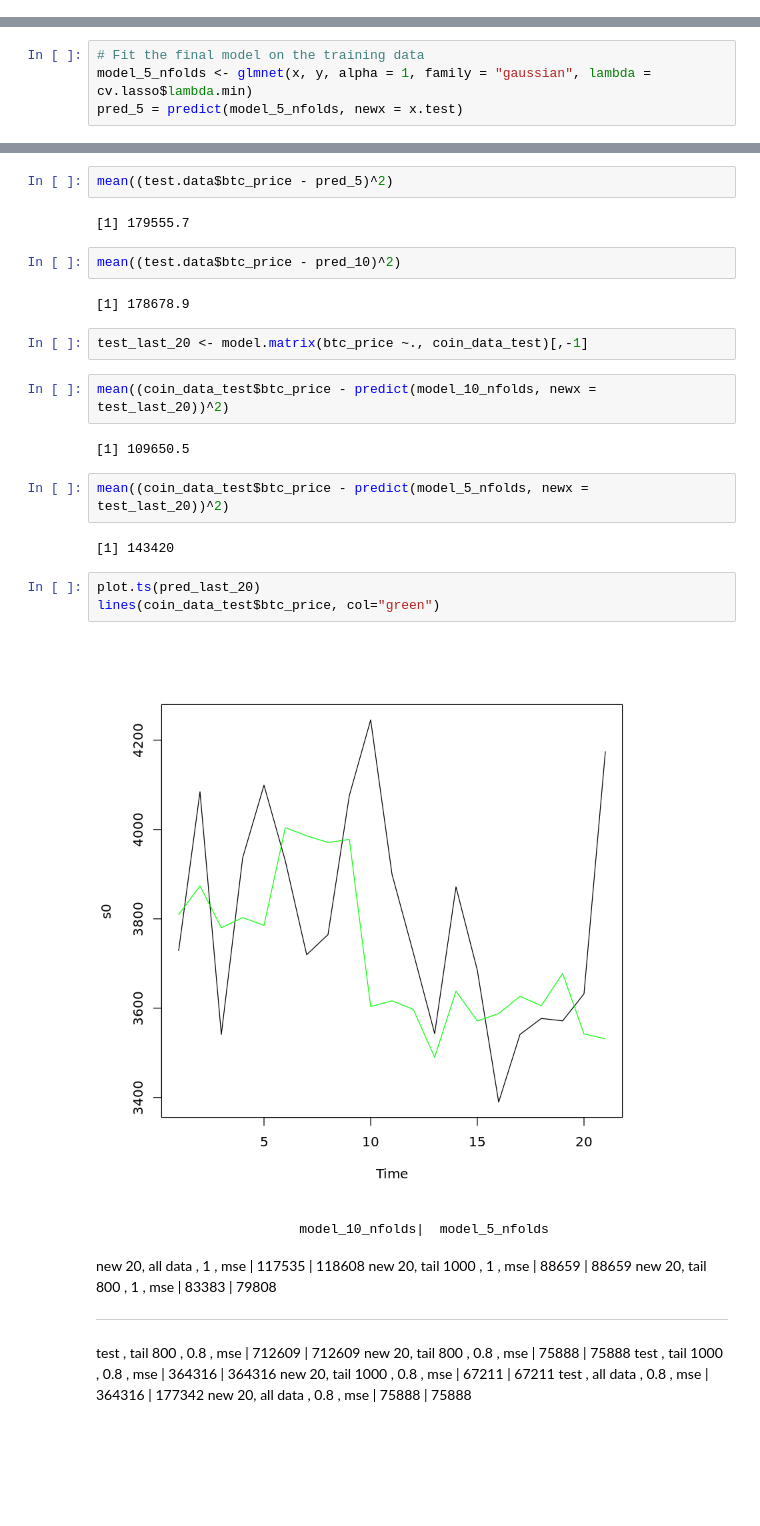
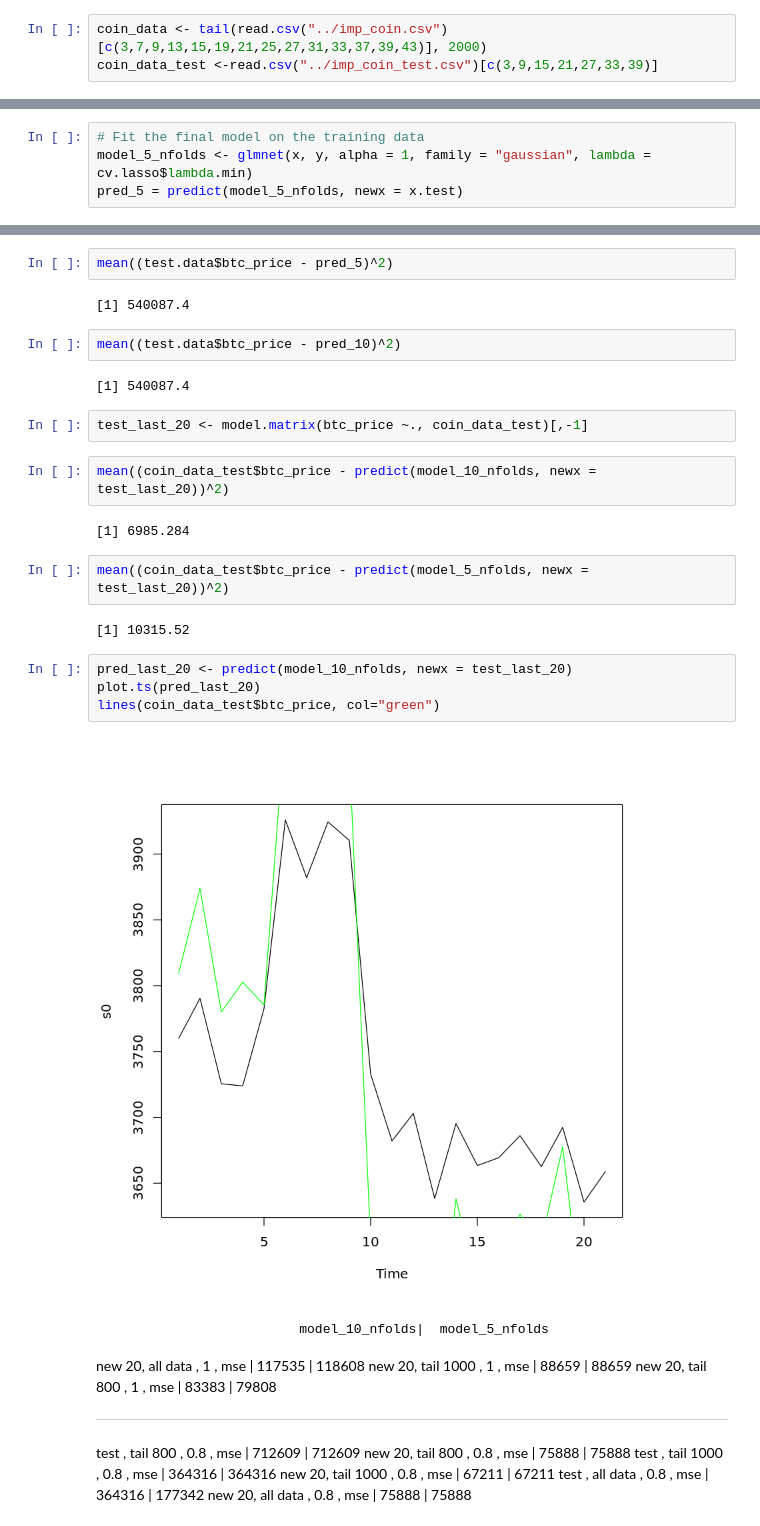
Before and after one commit to imadmoussa1/ds_btc_price, a Jupyter notebook: notebooks/lasso_k_fold_cv.ipynb, the cells around one changed output, grey strips where cells are left out. Drawn from its saved outputs; the diff is of its cells as text; blank space fills up the shorter version.

```diff
--- a/notebooks/lasso_k_fold_cv.ipynb
+++ b/notebooks/lasso_k_fold_cv.ipynb
@@ -4,3 +4,6 @@ library(glmnet)
 # %%
 coin_data <- read.csv("../imp_coin.csv")[-c(1,2,4,5,6,8)]
 coin_data_test <-read.csv("../imp_coin_test.csv")[-c(1,2,4,5,6,8)]
+# %%
+coin_data <- tail(read.csv("../imp_coin.csv")[c(3,7,9,13,15,19,21,25,27,31,33,37,39,43)], 2000)
+coin_data_test <-read.csv("../imp_coin_test.csv")[c(3,9,15,21,27,33,39)]
@@ -69,26 +82,27 @@ lines(pred_10, col="deepskyblue")
 # %%
 mean((test.data$btc_price - pred_5)^2)
 # %% [output]
-[1] 179555.7
+[1] 540087.4
 # %%
 mean((test.data$btc_price - pred_10)^2)
 # %% [output]
-[1] 178678.9
+[1] 540087.4
 # %%
 test_last_20 <- model.matrix(btc_price ~., coin_data_test)[,-1]
 # %%
 mean((coin_data_test$btc_price - predict(model_10_nfolds, newx = test_last_20))^2)
 # %% [output]
-[1] 109650.5
+[1] 6985.284
 # %%
 mean((coin_data_test$btc_price - predict(model_5_nfolds, newx = test_last_20))^2)
 # %% [output]
-[1] 143420
+[1] 10315.52
 # %%
+pred_last_20 <- predict(model_10_nfolds, newx = test_last_20)
 plot.ts(pred_last_20)
 lines(coin_data_test$btc_price, col="green")
 # %% [output]
-[figure, old version]
+[figure, new version]
 # %% [markdown]
                             model_10_nfolds|  model_5_nfolds
 new 20, all data  , 1   , mse    | 117535  |  118608
```
Also changed, not shown: parts of 8 cells of this notebook, 2 other files.
